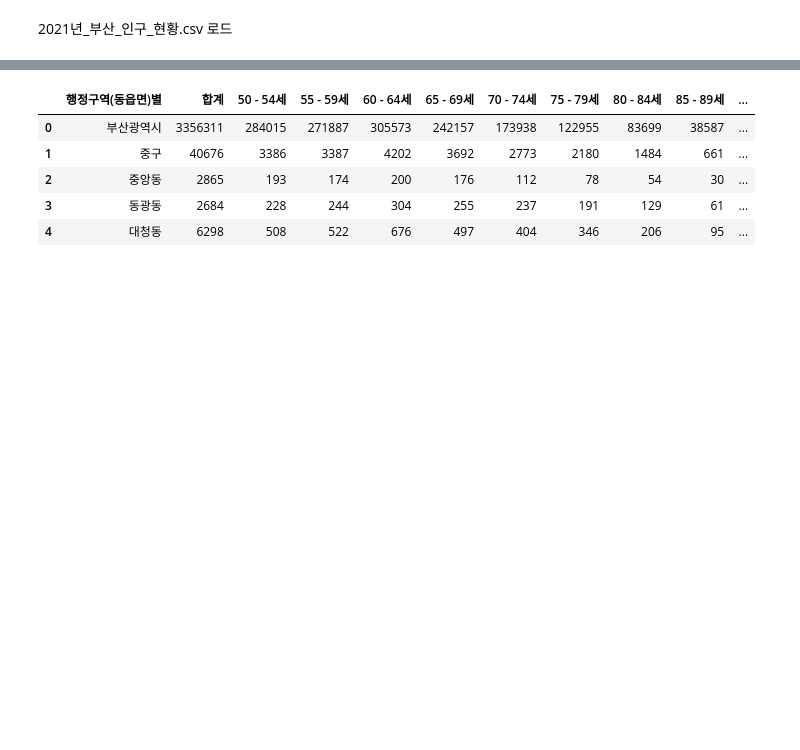
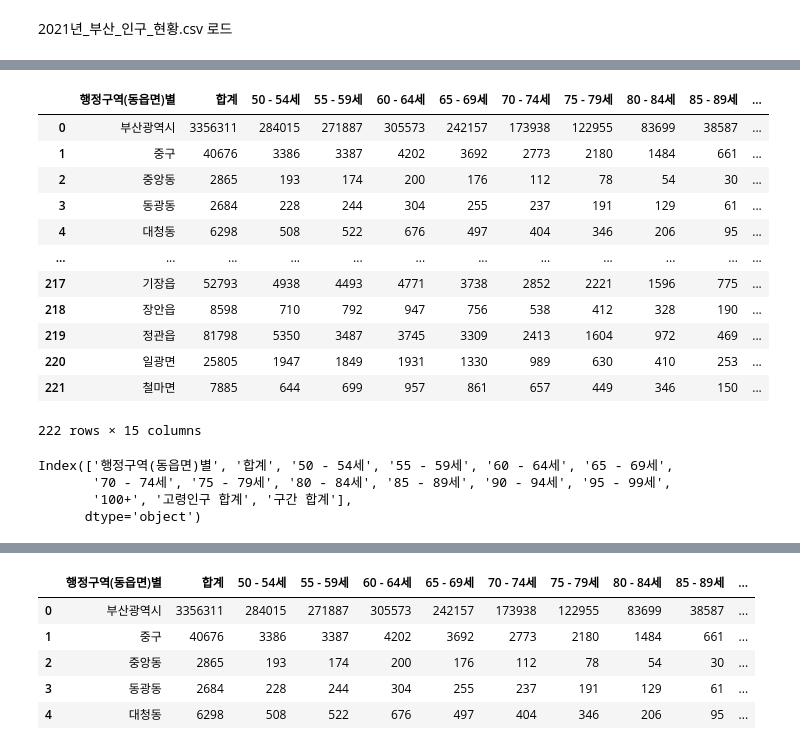
Before and after one commit to jhparkland/Data_Analytics_for_Age_friendly_busan, a Jupyter notebook: Busan_Senior_Center(BSC)의_시급한_개선을_위한_입지_분석_모델.ipynb, the cells around one changed output, grey strips where cells are left out. Cells and saved outputs as stored; diff of their text form; code cells hidden in the pictures; blank space fills up the shorter version.

```diff
--- a/Busan_Senior_Center(BSC)의_시급한_개선을_위한_입지_분석_모델.ipynb
+++ b/Busan_Senior_Center(BSC)의_시급한_개선을_위한_입지_분석_모델.ipynb
@@ -93,0 +142,24 @@ from shapely.geometry import Polygon
+# %%
+df_population
+# %% [output]
+|  | 행정구역(동읍면)별 | 합계 | 50 - 54세 | 55 - 59세 | 60 - 64세 | 65 - 69세 | 70 - 74세 | 75 - 79세 | 80 - 84세 | 85 - 89세 | ... |
+| 0 | 부산광역시 | 3356311 | 284015 | 271887 | 305573 | 242157 | 173938 | 122955 | 83699 | 38587 | ... |
+| 1 | 중구 | 40676 | 3386 | 3387 | 4202 | 3692 | 2773 | 2180 | 1484 | 661 | ... |
+| 2 | 중앙동 | 2865 | 193 | 174 | 200 | 176 | 112 | 78 | 54 | 30 | ... |
+| 3 | 동광동 | 2684 | 228 | 244 | 304 | 255 | 237 | 191 | 129 | 61 | ... |
+| 4 | 대청동 | 6298 | 508 | 522 | 676 | 497 | 404 | 346 | 206 | 95 | ... |
+| ... | ... | ... | ... | ... | ... | ... | ... | ... | ... | ... | ... |
+| 217 | 기장읍 | 52793 | 4938 | 4493 | 4771 | 3738 | 2852 | 2221 | 1596 | 775 | ... |
+| 218 | 장안읍 | 8598 | 710 | 792 | 947 | 756 | 538 | 412 | 328 | 190 | ... |
+| 219 | 정관읍 | 81798 | 5350 | 3487 | 3745 | 3309 | 2413 | 1604 | 972 | 469 | ... |
+| 220 | 일광면 | 25805 | 1947 | 1849 | 1931 | 1330 | 989 | 630 | 410 | 253 | ... |
+| 221 | 철마면 | 7885 | 644 | 699 | 957 | 861 | 657 | 449 | 346 | 150 | ... |
+222 rows × 15 columns
+# %%
+# 칼럼 분석 - 지역별로 노인 나잇대의 분포를 나타내는 파일
+df_population.columns
+# %% [output]
+Index(['행정구역(동읍면)별', '합계', '50 - 54세', '55 - 59세', '60 - 64세', '65 - 69세',
+       '70 - 74세', '75 - 79세', '80 - 84세', '85 - 89세', '90 - 94세', '95 - 99세',
+       '100+', '고령인구 합계', '구간 합계'],
+      dtype='object')
```
Also changed, not shown: parts of 94 cells of this notebook.
